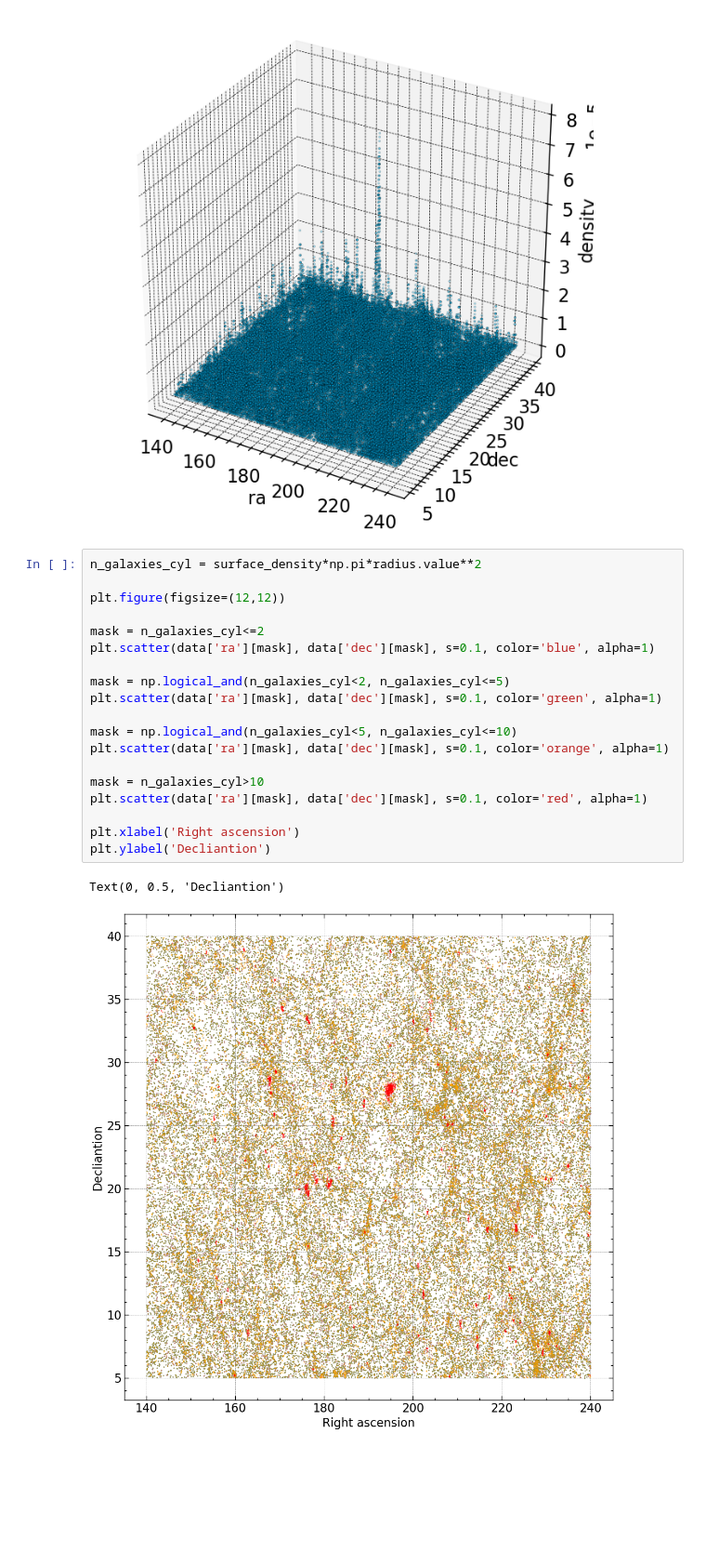
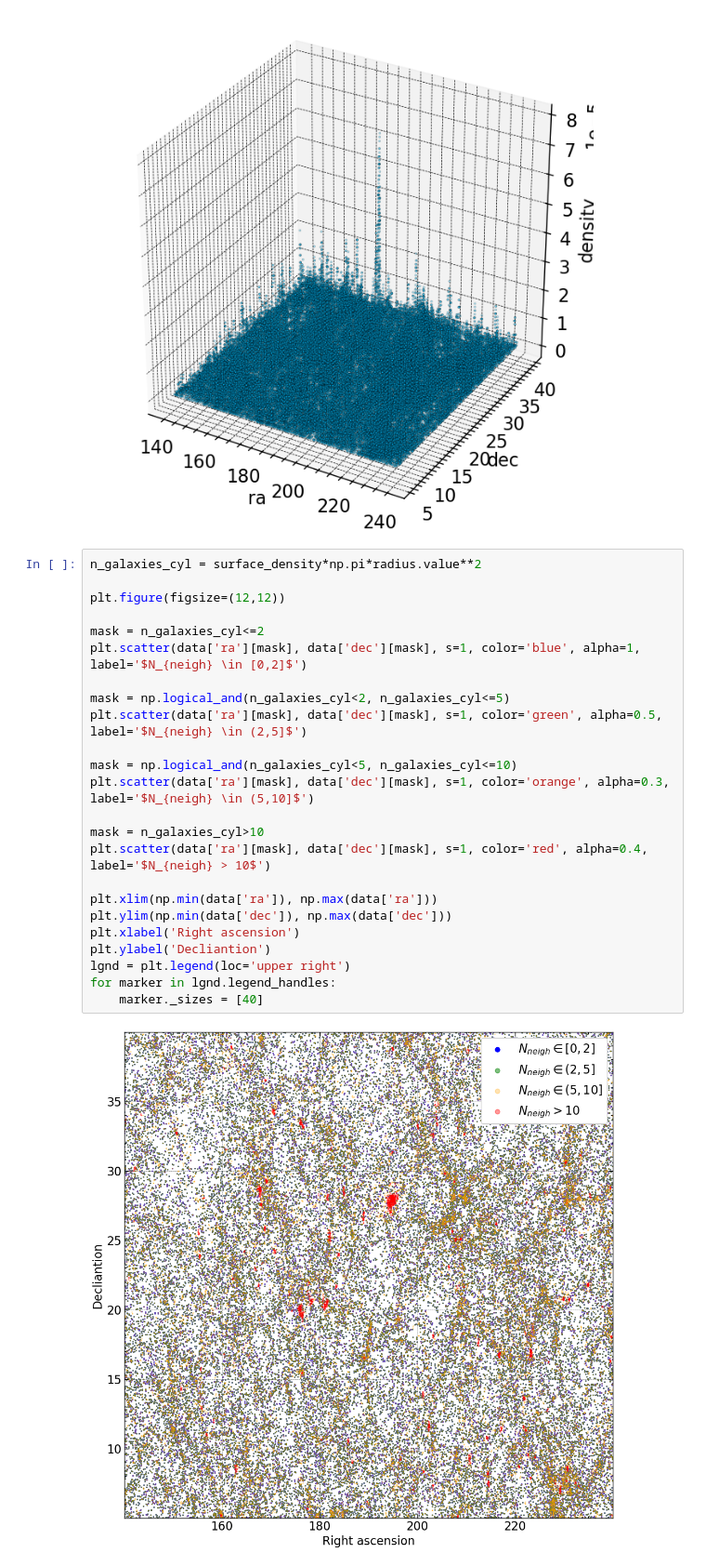
Before and after one commit to M-Bianchi/Laboratory_of_Data_Analysis, a Jupyter notebook: MainActivity/Lecture5.ipynb, the cells around one changed output. Shown at 93% size. Cells and saved outputs as stored; diff of their text form; blank space fills up the shorter version.

Commit message:
NEW PLOTS

```diff
--- a/MainActivity/Lecture5.ipynb
+++ b/MainActivity/Lecture5.ipynb
@@ -329,22 +329,26 @@ Text(0.5, 0, 'density')
 # %%
 n_galaxies_cyl = surface_density*np.pi*radius.value**2
 
 plt.figure(figsize=(12,12))
 
 mask = n_galaxies_cyl<=2
-plt.scatter(data['ra'][mask], data['dec'][mask], s=0.1, color='blue', alpha=1)
+plt.scatter(data['ra'][mask], data['dec'][mask], s=1, color='blue', alpha=1, label='$N_{neigh} \in [0,2]$')
 
 mask = np.logical_and(n_galaxies_cyl<2, n_galaxies_cyl<=5)
-plt.scatter(data['ra'][mask], data['dec'][mask], s=0.1, color='green', alpha=1)
+plt.scatter(data['ra'][mask], data['dec'][mask], s=1, color='green', alpha=0.5, label='$N_{neigh} \in (2,5]$')
 
 mask = np.logical_and(n_galaxies_cyl<5, n_galaxies_cyl<=10)
-plt.scatter(data['ra'][mask], data['dec'][mask], s=0.1, color='orange', alpha=1)
+plt.scatter(data['ra'][mask], data['dec'][mask], s=1, color='orange', alpha=0.3, label='$N_{neigh} \in (5,10]$')
 
 mask = n_galaxies_cyl>10
-plt.scatter(data['ra'][mask], data['dec'][mask], s=0.1, color='red', alpha=1)
+plt.scatter(data['ra'][mask], data['dec'][mask], s=1, color='red', alpha=0.4, label='$N_{neigh} > 10$')
 
+plt.xlim(np.min(data['ra']), np.max(data['ra']))
+plt.ylim(np.min(data['dec']), np.max(data['dec']))
 plt.xlabel('Right ascension')
 plt.ylabel('Decliantion')
+lgnd = plt.legend(loc='upper right')
+for marker in lgnd.legend_handles:
+    marker._sizes = [40]
 # %% [output]
-Text(0, 0.5, 'Decliantion')
-[figure, old version]
+[figure, new version]
```
Also changed, not shown: parts of 2 cells of this notebook.
